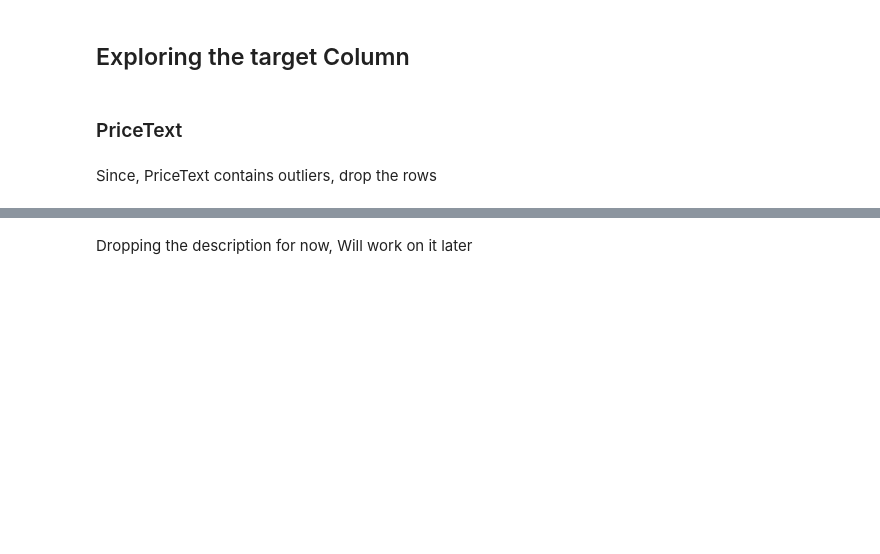
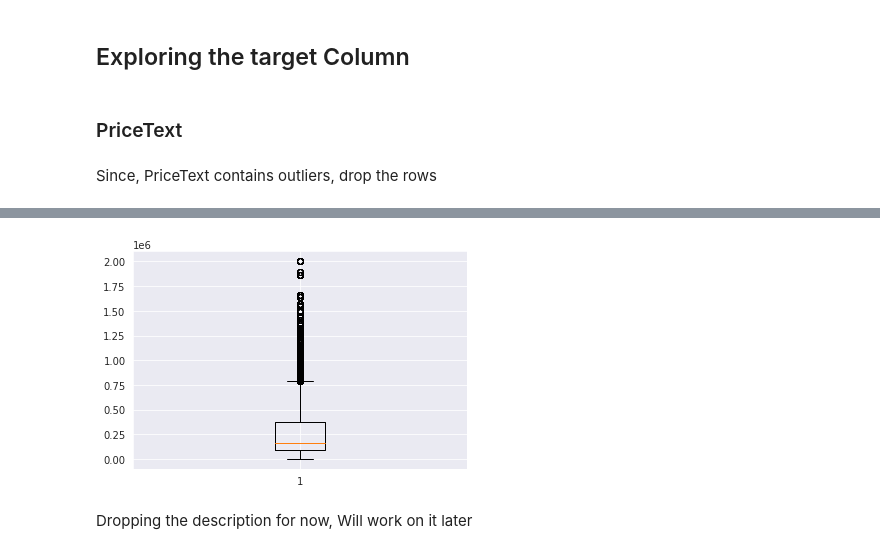
Before and after one commit to michaji/Housing_Project, a Jupyter notebook: Housing.ipynb, the cells around one changed output, grey strips where cells are left out. Cells and saved outputs as stored; diff of their text form; code cells hidden in the pictures; blank space fills up the shorter version.

```diff
--- a/Housing.ipynb
+++ b/Housing.ipynb
@@ -317,0 +369,5 @@ encoder.fit_transform(City,data['PriceText'])
+# %%
+plt.boxplot(City)
+plt.show()
+# %% [output]
+[figure, added]
```
Also changed, not shown: parts of 131 cells of this notebook.
